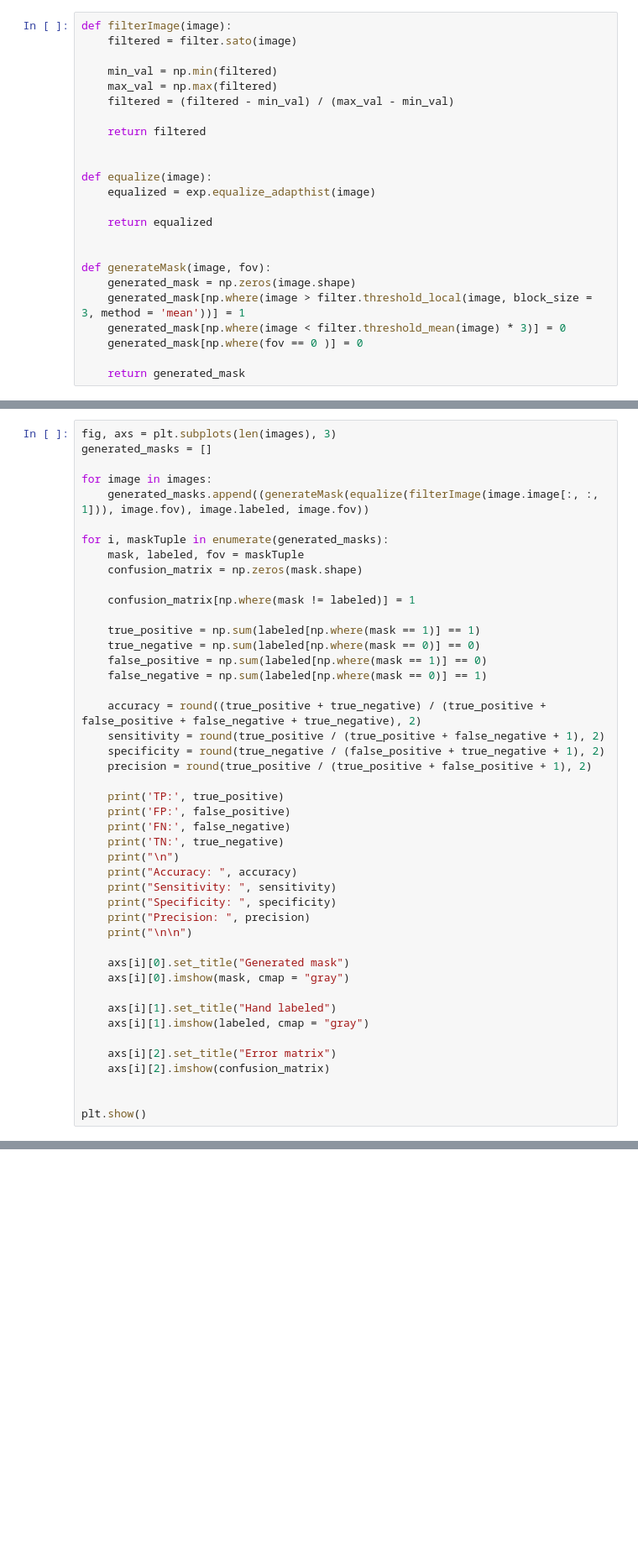
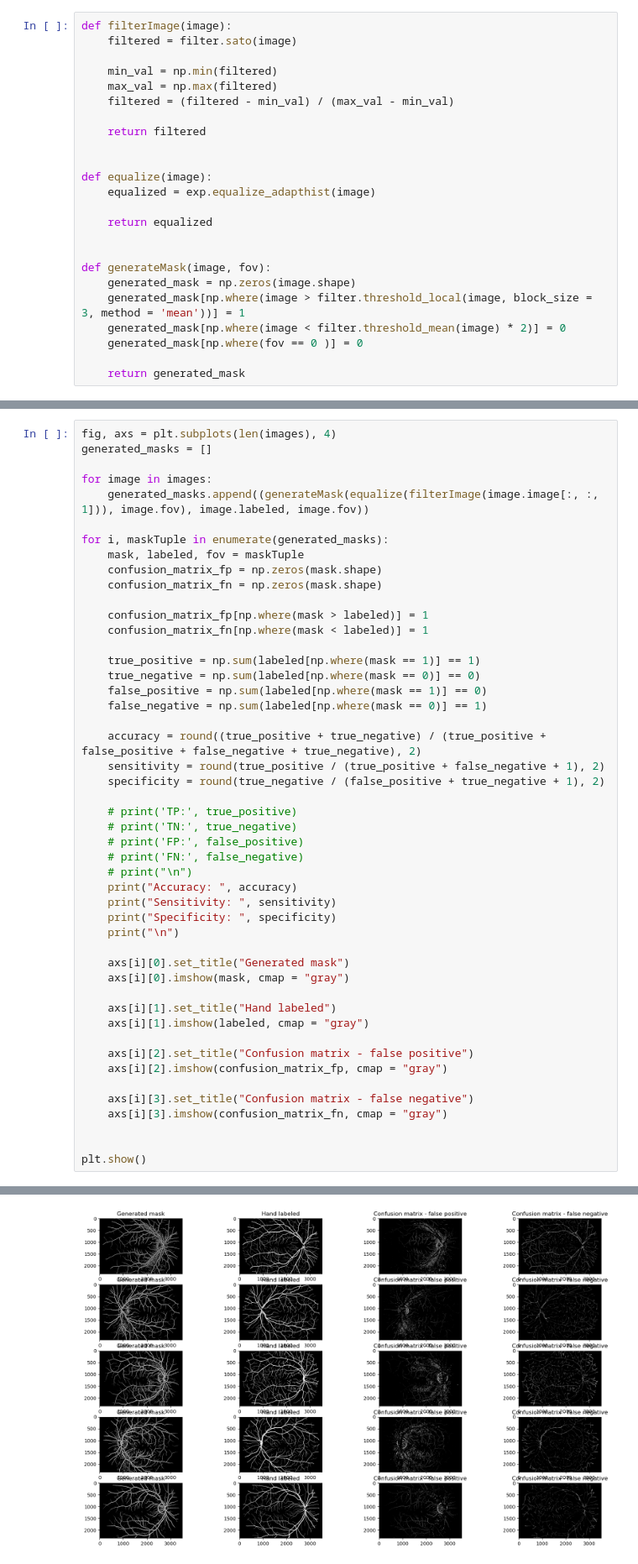
Before and after one commit to MagnuSiwy/DnoOka, a Jupyter notebook: dnoOka.ipynb, the cells around one changed output, grey strips where cells are left out. Shown at 84% size. Cells and saved outputs as stored; diff of their text form; blank space fills up the shorter version.

```diff
--- a/dnoOka.ipynb
+++ b/dnoOka.ipynb
@@ -99,7 +110,7 @@ def equalize(image):
 def generateMask(image, fov):
     generated_mask = np.zeros(image.shape)
     generated_mask[np.where(image > filter.threshold_local(image, block_size = 3, method = 'mean'))] = 1
-    generated_mask[np.where(image < filter.threshold_mean(image) * 3)] = 0
+    generated_mask[np.where(image < filter.threshold_mean(image) * 2)] = 0
     generated_mask[np.where(fov == 0 )] = 0
 
     return generated_mask
@@ -134,5 +156,5 @@ plt.imshow(image_final)
 # %%
-fig, axs = plt.subplots(len(images), 3)
+fig, axs = plt.subplots(len(images), 4)
 generated_masks = []
 
 for image in images:
@@ -140,9 +162,11 @@ for image in images:
 
 for i, maskTuple in enumerate(generated_masks):
     mask, labeled, fov = maskTuple
-    confusion_matrix = np.zeros(mask.shape)
+    confusion_matrix_fp = np.zeros(mask.shape)
+    confusion_matrix_fn = np.zeros(mask.shape)
 
-    confusion_matrix[np.where(mask != labeled)] = 1
+    confusion_matrix_fp[np.where(mask > labeled)] = 1
+    confusion_matrix_fn[np.where(mask < labeled)] = 1
 
     true_positive = np.sum(labeled[np.where(mask == 1)] == 1)
     true_negative = np.sum(labeled[np.where(mask == 0)] == 0)
@@ -152,18 +176,16 @@ for i, maskTuple in enumerate(generated_masks):
     accuracy = round((true_positive + true_negative) / (true_positive + false_positive + false_negative + true_negative), 2)
     sensitivity = round(true_positive / (true_positive + false_negative + 1), 2)
     specificity = round(true_negative / (false_positive + true_negative + 1), 2)
-    precision = round(true_positive / (true_positive + false_positive + 1), 2)
 
-    print('TP:', true_positive)
-    print('FP:', false_positive)
-    print('FN:', false_negative)
-    print('TN:', true_negative)
-    print("\n")
+    # print('TP:', true_positive)
+    # print('TN:', true_negative)
+    # print('FP:', false_positive)
+    # print('FN:', false_negative)
+    # print("\n")
     print("Accuracy: ", accuracy)
     print("Sensitivity: ", sensitivity)
     print("Specificity: ", specificity)
-    print("Precision: ", precision)
-    print("\n\n")
+    print("\n")
 
     axs[i][0].set_title("Generated mask")
     axs[i][0].imshow(mask, cmap = "gray")
@@ -171,8 +193,11 @@ for i, maskTuple in enumerate(generated_masks):
     axs[i][1].set_title("Hand labeled")
     axs[i][1].imshow(labeled, cmap = "gray")
 
-    axs[i][2].set_title("Error matrix")
-    axs[i][2].imshow(confusion_matrix)
+    axs[i][2].set_title("Confusion matrix - false positive")
+    axs[i][2].imshow(confusion_matrix_fp, cmap = "gray")
+
+    axs[i][3].set_title("Confusion matrix - false negative")
+    axs[i][3].imshow(confusion_matrix_fn, cmap = "gray")
 
 
 plt.show()
@@ -197,0 +222 @@ Error:
+[figure, added]
```
Also changed, not shown: parts of 9 cells of this notebook.
